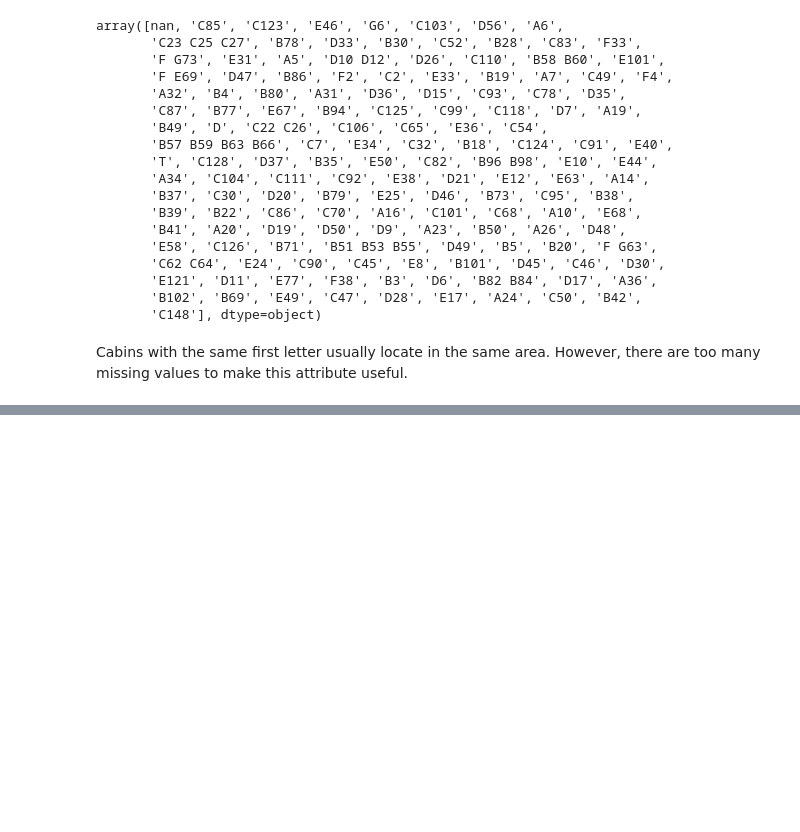
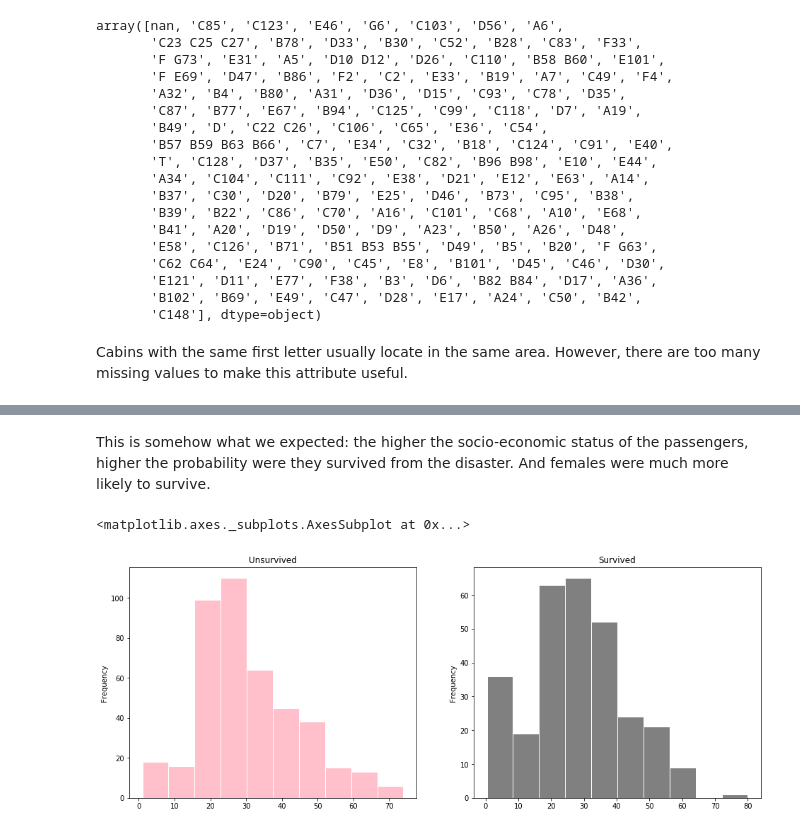
Before and after one commit to ronnieszq/study_sklearn, a Jupyter notebook: mnist/mnist_classification.ipynb, the cells around one changed output, grey strips where cells are left out. Drawn from its saved outputs; the diff is of its cells as text; code cells hidden in the pictures; blank space fills up the shorter version.

```diff
--- a/mnist/mnist_classification.ipynb
+++ b/mnist/mnist_classification.ipynb
@@ -392,0 +405,12 @@ Cabins with the same first letter usually locate in the same area. However, ther
+# %% [markdown]
+This is somehow what we expected: the higher the socio-economic status of the passengers, higher the probability were they survived from the disaster. And females were much more likely to survive.
+# %%
+# let's explore a bit more on the distribution of the age
+plt.figure(figsize=(16, 6))
+plt.subplot(121)
+raw[raw['Survived'] == 0]['Age'].plot.hist(edgecolor='white', color='pink', title='Unsurvived')
+plt.subplot(122)
+raw[raw['Survived'] == 1]['Age'].plot.hist(edgecolor='white', color='grey', title='Survived')
+# %% [output]
+<matplotlib.axes._subplots.AxesSubplot at 0x...>
+[figure, added]
```
Also changed, not shown: parts of 20 cells of this notebook, 1 other file.
